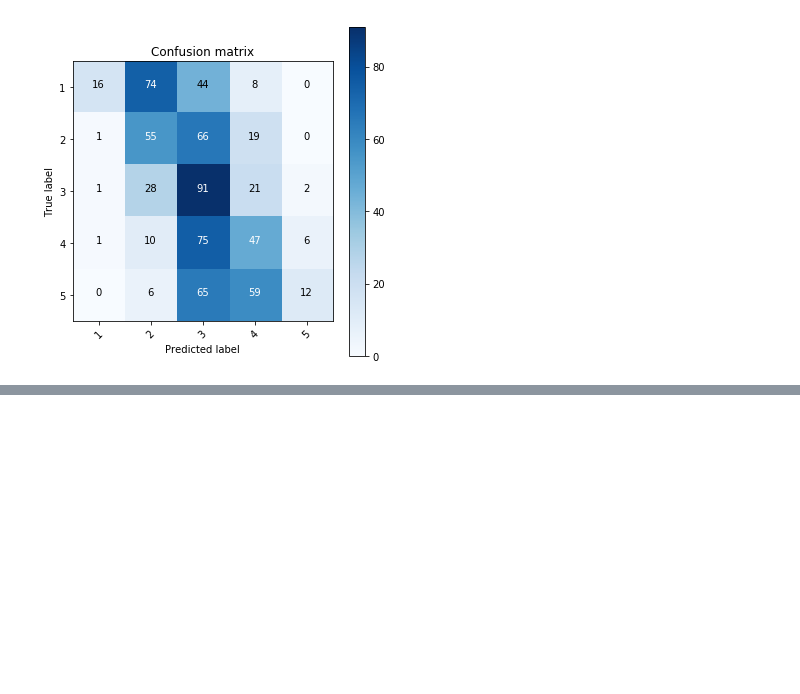
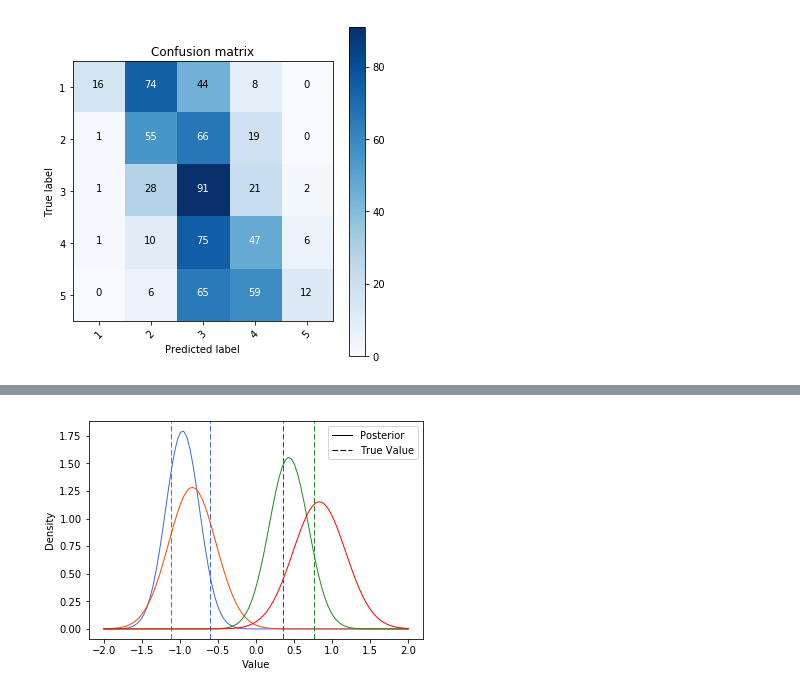
Before and after one commit to raulds77/inference_project, a Jupyter notebook: Observable PCA.ipynb, the cells around one changed output, grey strips where cells are left out. Saved outputs shown, nothing was run; the diff lists cells and outputs as text; code cells hidden in the pictures; blank space fills up the shorter version.

```diff
--- a/Observable PCA.ipynb
+++ b/Observable PCA.ipynb
@@ -243,0 +246,83 @@ Confusion matrix, without normalization
+# %%
+import numpy as np
+import matplotlib.pyplot as plt
+from scipy.special import expit as sigmoid
+from scipy.stats import norm
+
+N = 100
+P = 4
+rs = np.random.RandomState(0)
+X = rs.randn(N,P)
+z_real = rs.randn(P)
+y = rs.binomial(1,sigmoid(np.dot(X,z_real)))
+
+def elbo_grad(z_sample, mu, sigma):
+    score_mu = (z_sample - mu)/(sigma)
+    score_logsigma = (-1/(2*sigma) + np.power((z_sample - mu),2)/(2*np.power(sigma,2))) * sigma
+    log_p = np.sum(y * np.log(sigmoid(np.dot(X,z_sample))) + (1-y) * np.log(1-sigmoid(np.dot(X,z_sample))))\
+        + np.sum(norm.logpdf(z_sample, np.zeros(P), np.ones(P)))
+    log_q = np.sum(norm.logpdf(z_sample, mu, np.sqrt(sigma)))
+    return np.concatenate([score_mu,score_logsigma])*(log_p - log_q)
+
+rs = np.random.RandomState(0)
+S = 10
+n_iter = 10000
+mu = rs.randn(P)
+G = np.zeros((2*P,2*P))
+eta = 1.0
+log_sigma = rs.randn(P)
+mus = np.zeros((n_iter,P))
+delta_lambda = np.zeros(n_iter)
+
+print "Beginning to optimize"
+for t in xrange(n_iter):
+    mus[t] = mu
+    if t % 500 == 0:
+    	print "Iteration: ", t
+        print "Mu: ", mu
+        print "Sigma: ", np.exp(log_sigma)
+    sigma = np.exp(log_sigma)
+    samples = np.array([rs.normal(mu, np.sqrt(sigma)) for s in xrange(S)])
+    grad_estimate = np.mean(np.array([elbo_grad(z_sample, mu, sigma) for z_sample in samples]),axis=0)
+    G = G + np.outer(grad_estimate,grad_estimate)
+    mu_new = mu + (eta * 1/np.sqrt(np.diag(G)))[:P] * grad_estimate[:P]
+    log_sigma_new = log_sigma + (eta * 1/np.sqrt(np.diag(G)))[P:] * grad_estimate[P:]
+    delta_lambda[t] = np.linalg.norm(mu_new-mu)
+    if np.linalg.norm(mu_new-mu) < 0.01:
+        break
+    mu = mu_new
+    log_sigma = log_sigma_new
+print "Optimization complete"
+print "Final mu: ", mu
+print "Final sigma: ", np.exp(log_sigma)
+print "Real values: ", z_real
+
+x_plot = np.linspace(-2, 2, 100)
+plt.plot(x_plot,norm.pdf(x_plot, mu[0], np.sqrt(sigma[0])),"royalblue",linewidth=1,label="Posterior")
+plt.axvline(x=z_real[0],c="royalblue",linestyle='dashed',linewidth=1,label="True Value")
+plt.plot(x_plot,norm.pdf(x_plot, mu[1], np.sqrt(sigma[1])),c="orangered",linewidth=1)
+plt.axvline(x=z_real[1],c="orangered",linestyle='dashed',linewidth=1)
+plt.plot(x_plot,norm.pdf(x_plot, mu[2], np.sqrt(sigma[2])),c="forestgreen",linewidth=1)
+plt.axvline(x=z_real[2],c="forestgreen",linestyle='dashed',linewidth=1)
+plt.plot(x_plot,norm.pdf(x_plot, mu[3], np.sqrt(sigma[3])),c="red",linewidth=1)
+plt.axvline(x=z_real[3],c="red",linestyle='dashed',linewidth=1)
+plt.xlabel("Value")
+plt.ylabel("Density")
+leg = plt.legend(loc=1)
+leg.legendHandles[0].set_color('black')
+leg.legendHandles[1].set_color('black')
+plt.show()
+# plt.savefig('densities.png', format='png',bbox_inches='tight',dpi = 300)
+
+fig = plt.figure(figsize=(14,4), facecolor='white')
+ax_1 = fig.add_subplot(121, frameon=True)
+ax_2 = fig.add_subplot(122, frameon=True)
+ax_1.plot(range(t+1),mus[:(t+1)])
+ax_1.set_xlabel("Iteration")
+ax_1.set_ylabel("Variational Mean")
+ax_2.plot(range(t+1),delta_lambda[:(t+1)])
+ax_2.set_xlabel("Iteration")
+ax_2.set_ylabel("Change in Variational Mean")
+plt.show()
+# plt.savefig('trace_plots.png', format='png',bbox_inches='tight',dpi=300)
+# %% [output]
@@ -243,0 +349 @@ Confusion matrix, without normalization
+[figure, added]
```
Also changed, not shown: parts of 2 cells of this notebook.
